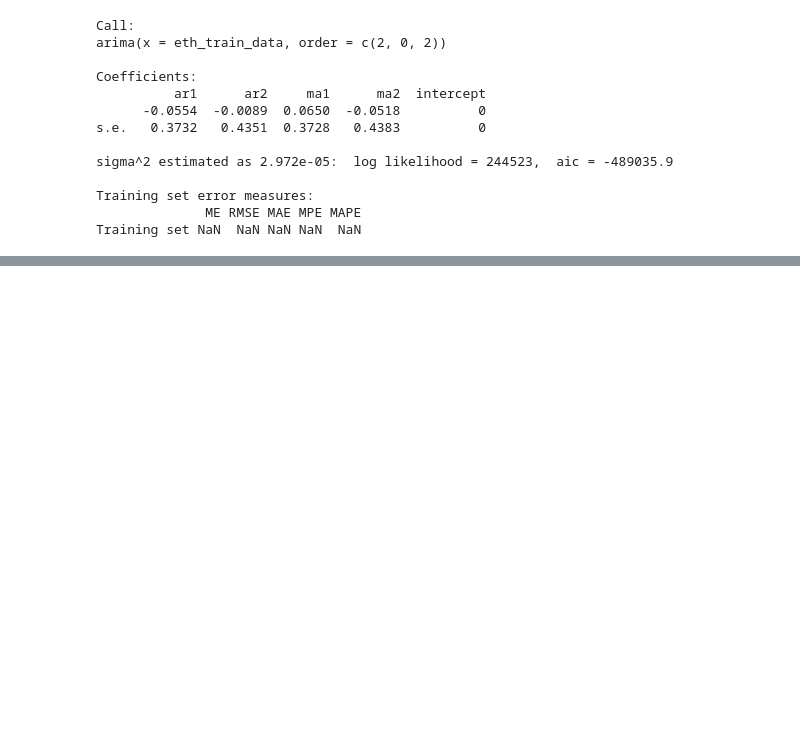
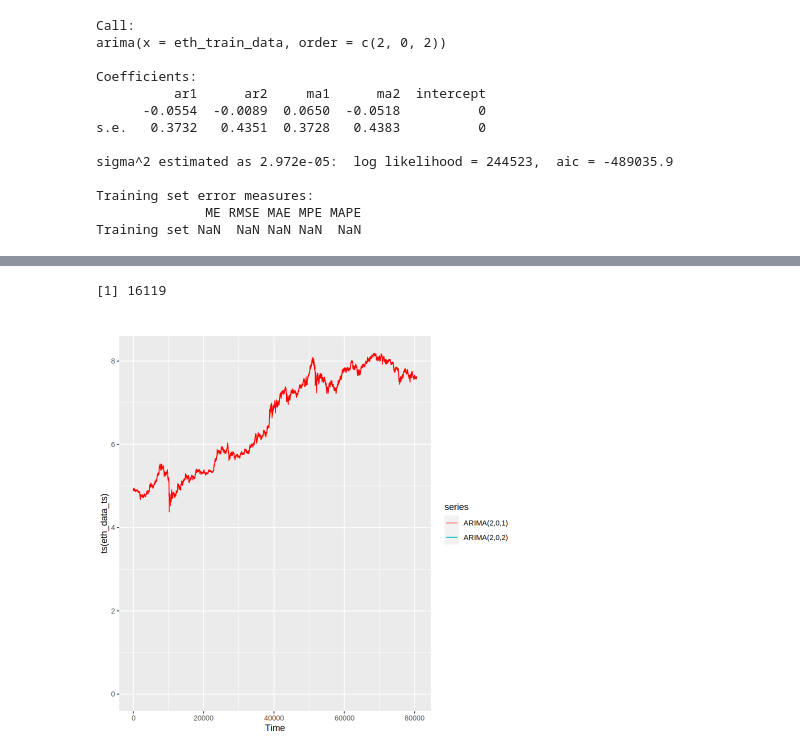
Before and after one commit to Djalal-H/TSA, a Jupyter notebook: main.ipynb, the cells around one changed output, grey strips where cells are left out. Cells and saved outputs as stored; diff of their text form; code cells hidden in the pictures; blank space fills up the shorter version.

```diff
--- a/main.ipynb
+++ b/main.ipynb
@@ -267,0 +350,19 @@ Training set NaN  NaN NaN NaN  NaN
+# %%
+length(trans_test)
+# %% [output]
+[1] 16119
+# %%
+#forecast data using ARIMA(2,0,1) model
+arima_2.0.1_preds <- predict(arima_model.1)
+# %%
+#forecast data using ARIMA(2,0,2) model
+arima_2.0.2_preds <- predict(arima_model.2)
+# %%
+# Applying the same Box-Cox transformation to the original data to see the forecast
+eth_data_ts <- BoxCox(eth_data$close, lambda=λ)
+# %%
+autoplot(ts(eth_data_ts), col="red") +
+autolayer(ts(arima_2.0.1_preds), series = "ARIMA(2,0,1)", alpha=1) +
+autolayer(ts(arima_2.0.2_preds), series = "ARIMA(2,0,2)", alpha=.3)
+# %% [output]
+[figure, added]
```
Also changed, not shown: parts of 18 cells of this notebook, 1 other file.
